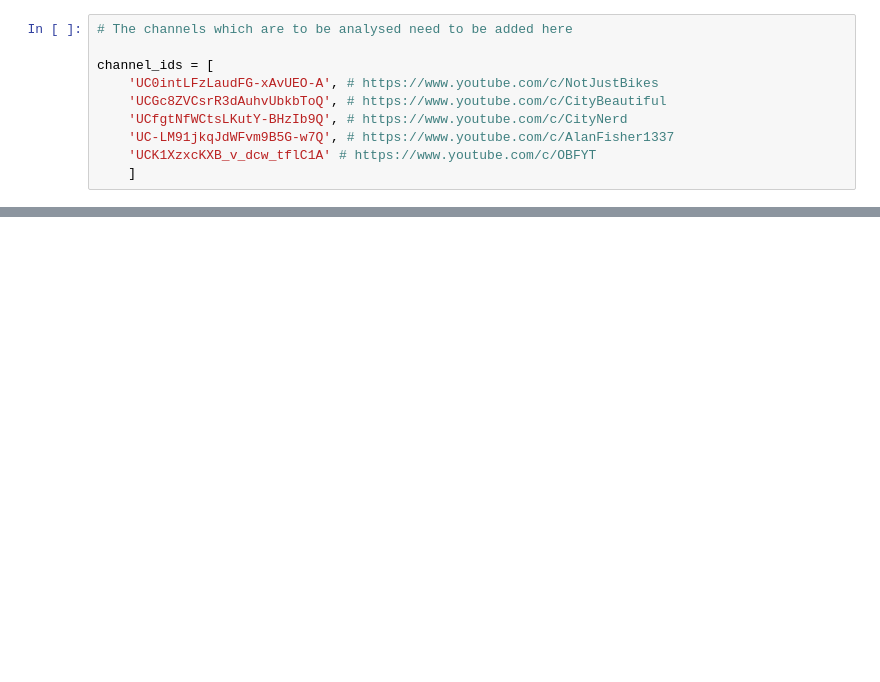
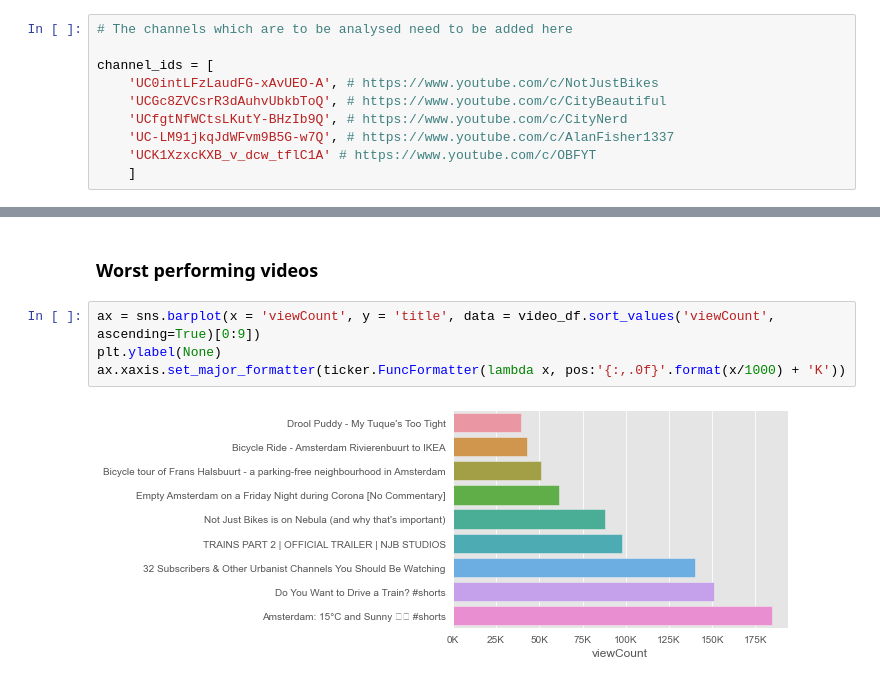
Before and after one commit to sebastianbadea197/youtube-channel-analysis, a Jupyter notebook: youtube-api.ipynb, the cells around one changed output, grey strips where cells are left out. Cells and saved outputs as stored; diff of their text form; blank space fills up the shorter version.

```diff
--- a/youtube-api.ipynb
+++ b/youtube-api.ipynb
@@ -182,0 +146,8 @@ comments['comments'][0]
+# %% [markdown]
+### Worst performing videos
+# %%
+ax = sns.barplot(x = 'viewCount', y = 'title', data = video_df.sort_values('viewCount', ascending=True)[0:9])
+plt.ylabel(None)
+ax.xaxis.set_major_formatter(ticker.FuncFormatter(lambda x, pos:'{:,.0f}'.format(x/1000) + 'K'))
+# %% [output]
+[figure, added]
```
Also changed, not shown: parts of 33 cells of this notebook, 1 other file.
